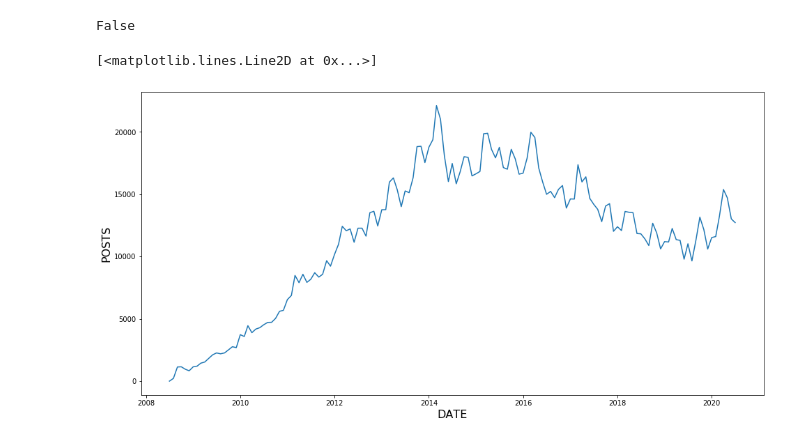
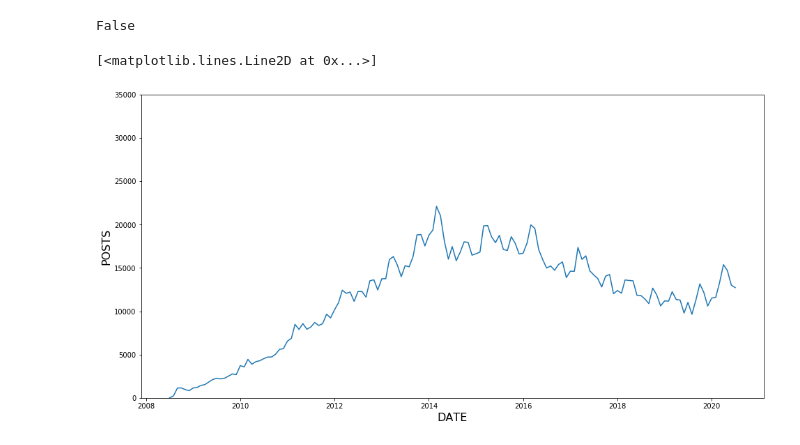
Before and after one commit to Divine572/DS_Learning, a Jupyter notebook: stackoverflow_analysis.ipynb, the cells around one changed output. Cells and saved outputs as stored; diff of their text form; code cells hidden in the pictures.

```diff
--- a/stackoverflow_analysis.ipynb
+++ b/stackoverflow_analysis.ipynb
@@ -155,8 +155,9 @@ False
 # %%
 plt.figure(figsize=(16, 8))
 plt.xlabel('DATE', fontsize=16)
 plt.ylabel('POSTS', fontsize=16)
+plt.ylim(0, 35000)
 plt.plot(reshaped_df.index, reshaped_df.java)
 # %% [output]
 [<matplotlib.lines.Line2D at 0x...>]
-[figure, old version]
+[figure, new version]
```
